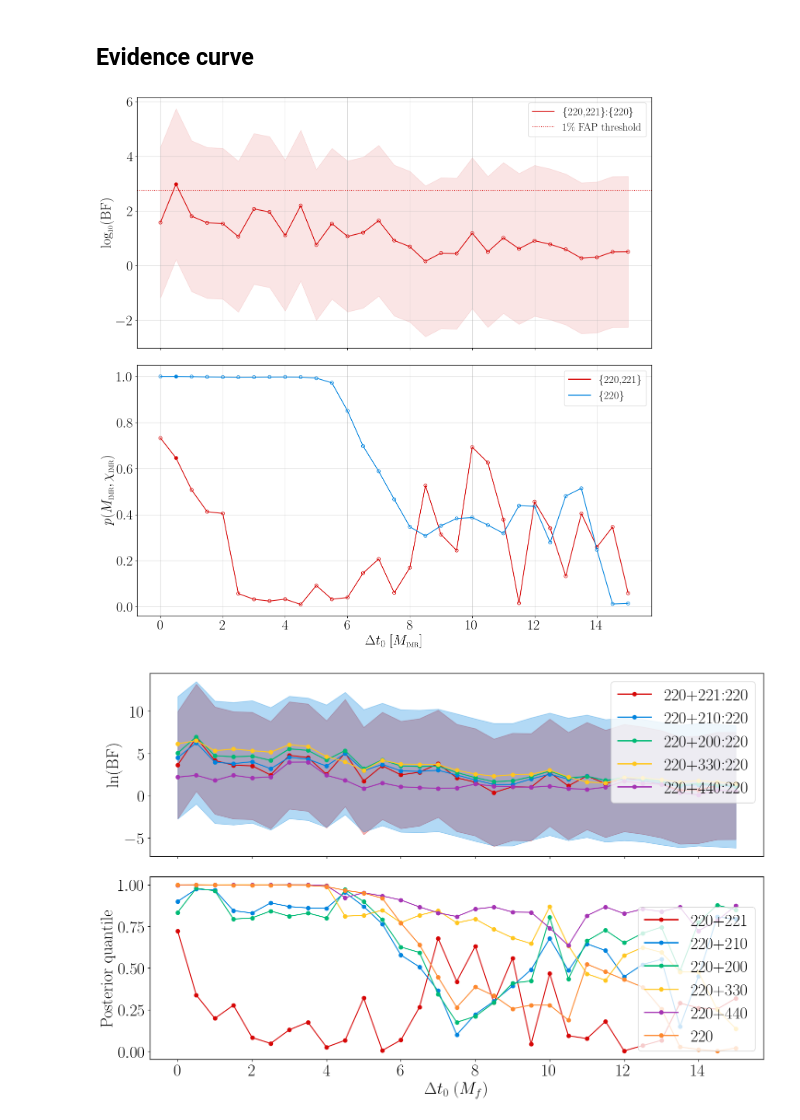
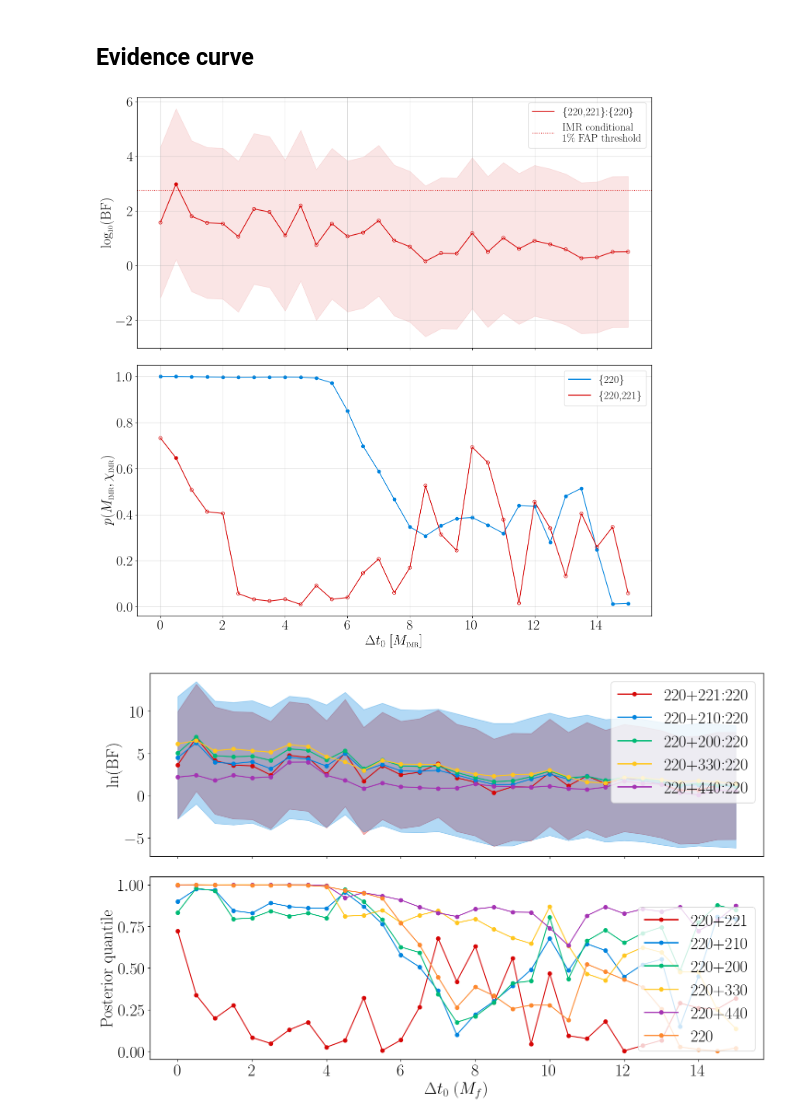
Before and after one commit to Lu-Neil/qnm_filter, a Jupyter notebook: code_demo/paper_plots/GW150914_viewresults.ipynb, the cells around one changed output. Cells and saved outputs as stored; diff of their text form; code cells hidden in the pictures.

```diff
--- a/code_demo/paper_plots/GW150914_viewresults.ipynb
+++ b/code_demo/paper_plots/GW150914_viewresults.ipynb
@@ -104,39 +104,49 @@ axs[0].scatter(time_arr[significant], BF[significant], color=color_arr[0], marke
 axs[0].scatter(time_arr[np.logical_not(significant)], BF[np.logical_not(significant)],
                marker='o', facecolors='none', color=color_arr[0])
 axs[0].fill_between(time_arr, BF+conditional, BF-conditional, color=color_arr[0], alpha=0.1)
-axs[0].axhline(conditional, ls=':', color=color_arr[0], label='1\% FAP threshold')
+axs[0].axhline(conditional, ls=':', color=color_arr[0], label='IMR conditional \n1\% FAP threshold')
 axs[0].set_ylabel(r"log$_{\scriptscriptstyle 10}$(BF)")
 axs[0].legend(loc='upper right', fontsize=20)
 pl.tight_layout()
 
 filename = "results/GW150914_pvalue.txt"
 data = np.loadtxt(filename)
 f = open(filename)
 header = f.readline()[2:]
 mode_list = eval(re.match(r"(\[.*?\])", header).group(1))
 
 plotting_labels=["\{220,221\}","\{220\}"]
 time_arr = data[-1]
 pvalues = data[:-1]
 mode_list = mode_list[::-1]
 pvalues = pvalues[::-1]
-for idx, val in enumerate(pvalues):
-    axs[1].plot(time_arr, val, label=plotting_labels[idx], color=color_arr[idx])
-    axs[1].scatter(time_arr[significant], val[significant], color=color_arr[idx], marker='o')
-    axs[1].scatter(time_arr[np.logical_not(significant)], val[np.logical_not(significant)],
+
+#220+221
+idx = 1
+val = pvalues[idx]
+axs[1].plot(time_arr, val, label=plotting_labels[idx], color=color_arr[idx])
+axs[1].scatter(time_arr, val, color=color_arr[idx], marker='o')
+
+#220
+idx = 0
+val = pvalues[idx]
+axs[1].plot(time_arr, val, label=plotting_labels[idx], color=color_arr[idx])
+axs[1].scatter(time_arr[significant], val[significant], color=color_arr[idx], marker='o')
+axs[1].scatter(time_arr[np.logical_not(significant)], val[np.logical_not(significant)],
                    marker='o', facecolors='none', color=color_arr[idx])
+
 leg = axs[1].legend(loc='upper right', fontsize=20)
 for line in leg.get_lines():
     line.set_linewidth(2.0)
 axs[1].set_xlabel(r'$\Delta t_0$ [$M_\textrm{\large IMR}$]')
 axs[1].set_ylabel(r"$p(M_\textrm{\large IMR},\chi_\textrm{\large IMR})$")
 
 pl.tight_layout()
 pl.savefig("plots/GW150914.pdf")
 pl.savefig("plots/GW150914.png")
 pl.show()
 # %% [output]
-[figure, old version]
+[figure, new version]
 # %%
 fig, axs = pl.subplots(2, figsize = [15, 10], sharex = True)
 filename = "results/GW150914_2mode_BFcurve.txt"
```
Also changed, not shown: 5 other files.
